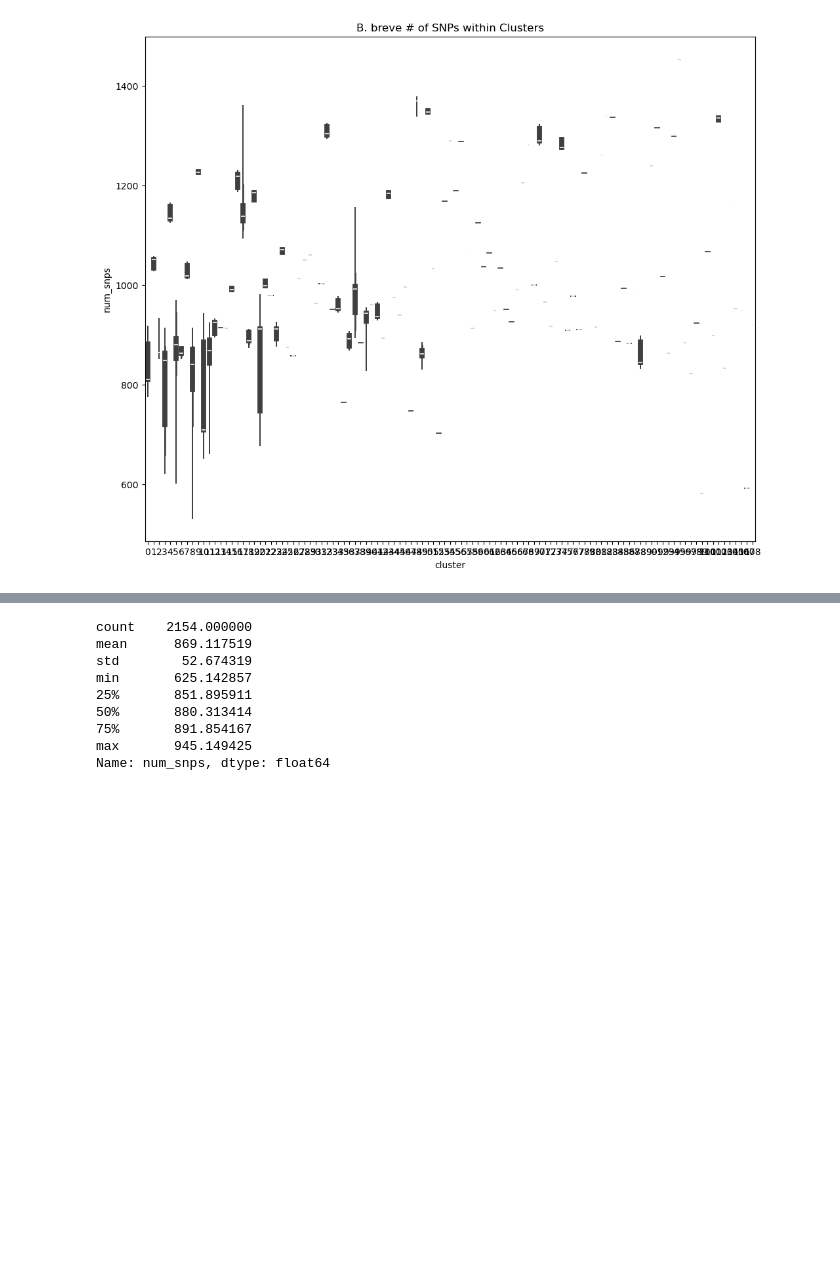
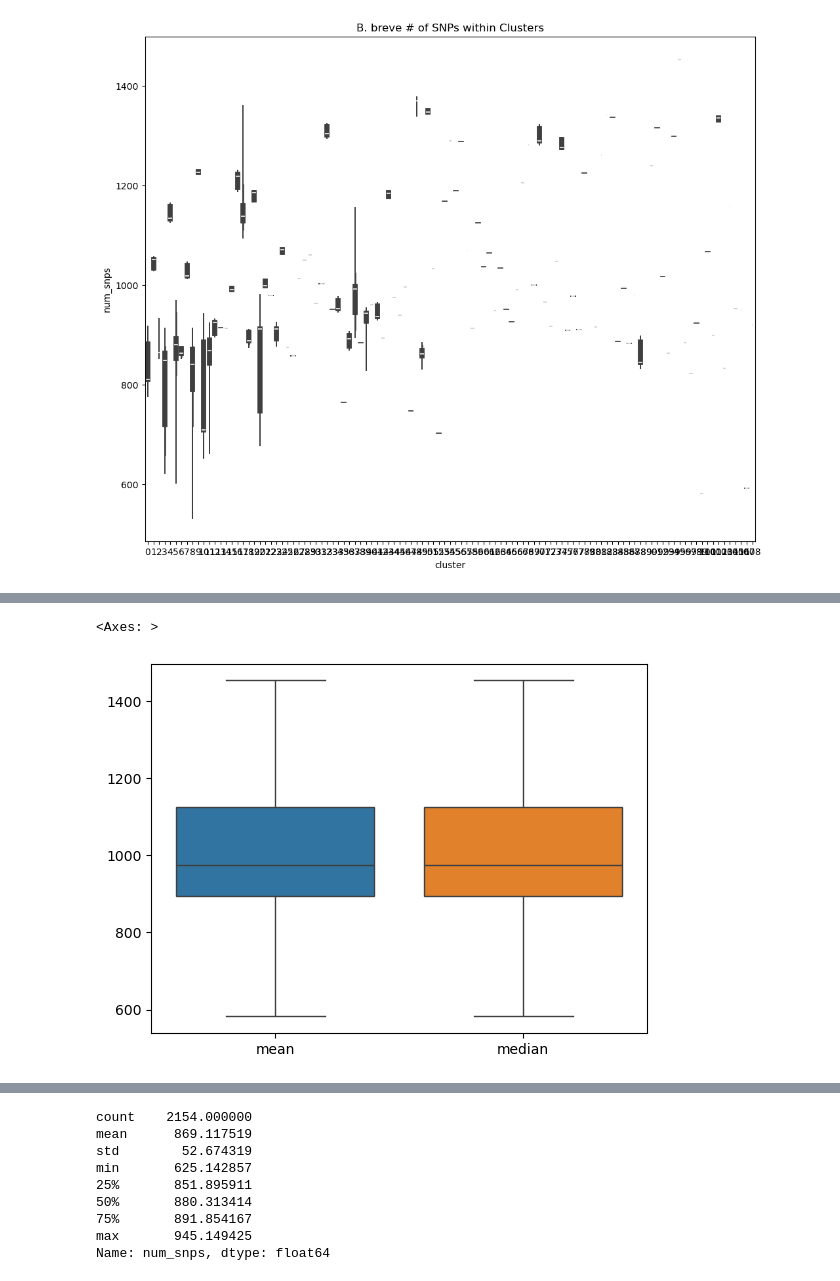
Before and after one commit to annaliese8/PopGenStats_Project, a Jupyter notebook: breve_tool_comparison.ipynb, the cells around one changed output, grey strips where cells are left out. Drawn from its saved outputs; the diff is of its cells as text; code cells hidden in the pictures; blank space fills up the shorter version.

```diff
--- a/breve_tool_comparison.ipynb
+++ b/breve_tool_comparison.ipynb
@@ -632,3 +632,6 @@ plt.title("B. breve # of SNPs within Clusters")
 # %% [output]
 Text(0.5, 1.0, 'B. breve # of SNPs within Clusters')
 [figure]
+# %%
+cluster_stats = m.groupby('cluster')['num_snps'].agg(['mean', 'median'])
+cluster_stats
@@ -635,3 +653,8 @@ Text(0.5, 1.0, 'B. breve # of SNPs within Clusters')
+# %%
+sns.boxplot(cluster_stats)
+# %% [output]
+<Axes: >
+[figure, added]
 # %%
 # extract some of the clusters with large ranges
 # generate scatterplot of ANI vs SNP distribution within the cluster
```
Also changed, not shown: parts of 3 cells of this notebook, 4 other files.
